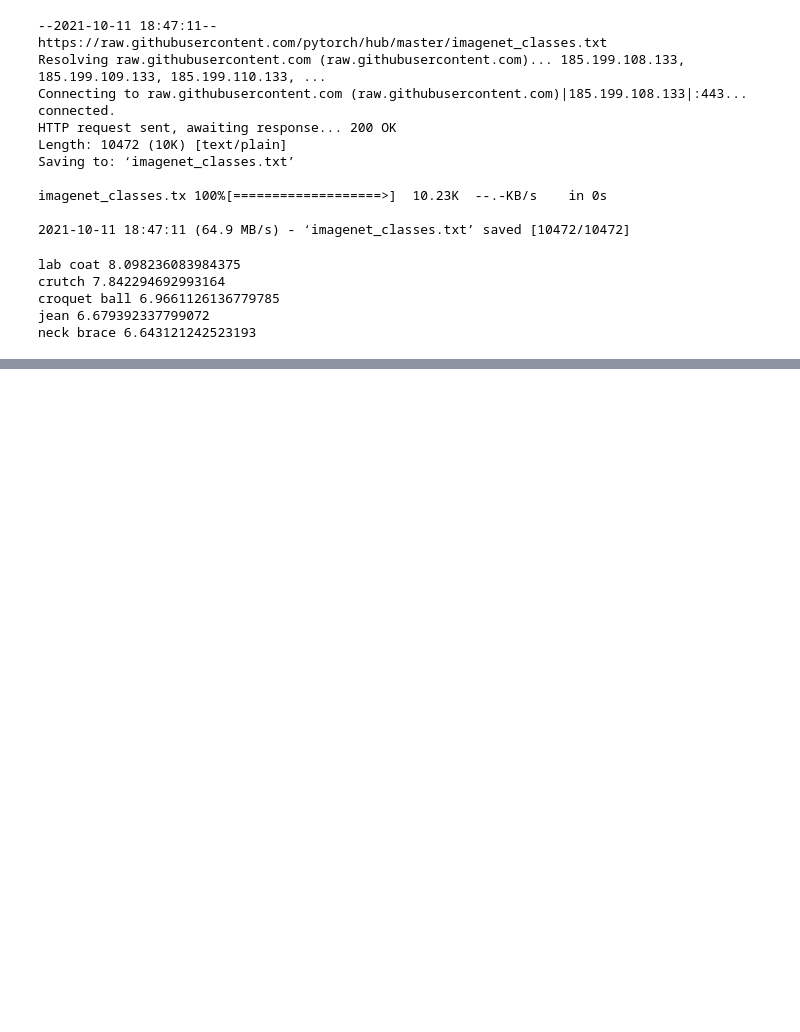
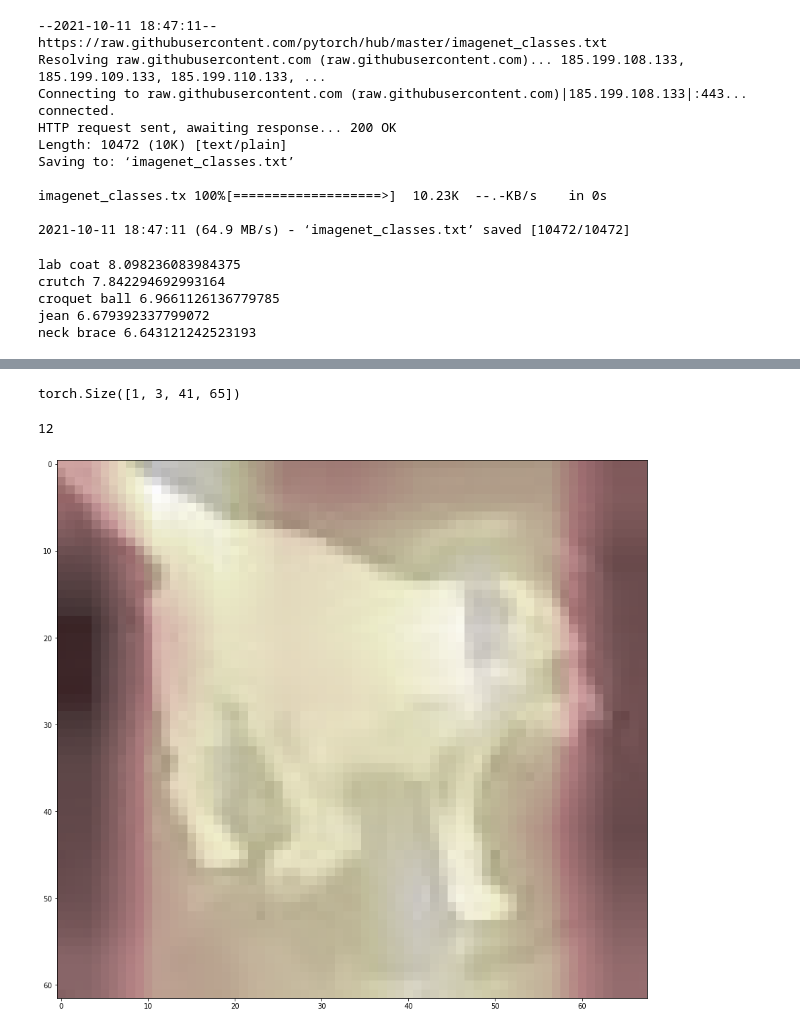
Before and after one commit to kirrya95/leaders2021, a Jupyter notebook: main_class_leaders2021.ipynb, the cells around one changed output, grey strips where cells are left out. Saved outputs shown, nothing was run; the diff lists cells and outputs as text; code cells hidden in the pictures; blank space fills up the shorter version.

```diff
--- a/main_class_leaders2021.ipynb
+++ b/main_class_leaders2021.ipynb
@@ -288,3 +293,5 @@ crutch 7.842294692993164
 croquet ball 6.9661126136779785
 jean 6.679392337799072
 neck brace 6.643121242523193
+# %%
+model_segmetation = torchvision.models.segmentation.deeplabv3_resnet101(pretrained=True, progress=True, num_classes=21)
@@ -290,0 +300,32 @@ neck brace 6.643121242523193
+# %%
+cropped_image = get_cropped_image(picture_torch, boxes[0])
+# %%
+print(cropped_image.shape)
+# %% [output]
+torch.Size([1, 3, 41, 65])
+# %%
+sem_classes = [
+    '__background__', 'aeroplane', 'bicycle', 'bird', 'boat', 'bottle', 'bus',
+    'car', 'cat', 'chair', 'cow', 'diningtable', 'dog', 'horse', 'motorbike',
+    'person', 'pottedplant', 'sheep', 'sofa', 'train', 'tvmonitor'
+]
+sem_classes.index("dog")
+# %% [output]
+12
+# %%
+def draw_segmentation(model_segmentation, picture):
+
+
+    transforms = torchvision.transforms.Normalize(mean = [0.485, 0.456, 0.406],
+                                                  std=[0.229, 0.224, 0.225])
+    transformed_picture = transforms(picture)
+    pred = model_segmetation(transformed_picture)["out"]
+    plt.figure(figsize=(15, 15))
+    plt.imshow((picture[0].detach().permute(1, 2, 0).numpy() * 256).astype(int))
+    predicted_picture = torch.nn.functional.softmax(pred[0][12], dim=1)
+    plt.imshow(predicted_picture.detach().numpy(), cmap="pink", alpha=0.7)
+    plt.show()
+
+draw_segmentation(model_segmetation, cropped_image)
+# %% [output]
+[figure, added]
```
Also changed, not shown: parts of 16 cells of this notebook.
